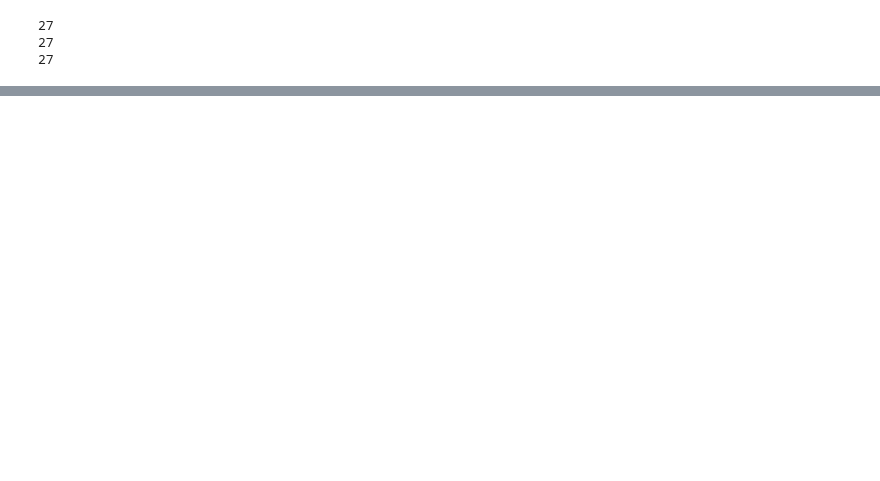
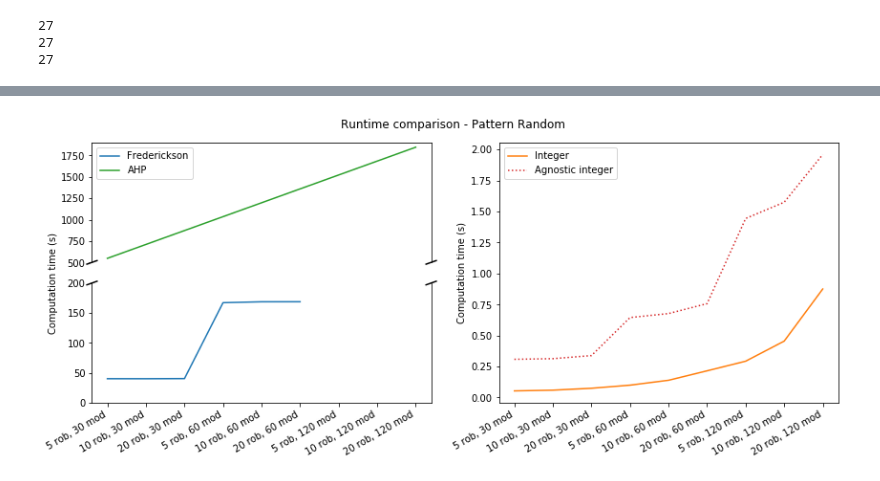
Before and after one commit to mirkosalaris/CoverageModularEnvironments, a Jupyter notebook: Notebooks/Comparison data analysis.ipynb, the cells around one changed output, grey strips where cells are left out. Cells and saved outputs as stored; diff of their text form; code cells hidden in the pictures; blank space fills up the shorter version.

```diff
--- a/Notebooks/Comparison data analysis.ipynb
+++ b/Notebooks/Comparison data analysis.ipynb
@@ -15,9 +18,9 @@ import matplotlib.pyplot as plt
 fred30_60_max_len_list = load_variables("fred_max_len_list.dump", AWS_FOLDER_COMPUTE)
 int_max_len_list = load_variables("int_max_len_list.dump", AWS_FOLDER_COMPUTE)
 
-
 fred30_60_time_list = load_variables("fred_time_list.dump", AWS_FOLDER_COMPUTE)
 int_time_list = load_variables("int_time_list.dump", AWS_FOLDER_COMPUTE)
+agnostic_int_time_list = load_variables("agnostic_int_time_list.dump", AWS_FOLDER_COMPUTE)
 
 fred30_60_smN = load_variables("fred_smN.dump", AWS_FOLDER_COMPUTE)
 int_smN = load_variables("int_smN.dump", AWS_FOLDER_COMPUTE)
@@ -141,0 +272,53 @@ plt.legend(("Frederickson", "Integer", "AHP"))
+# %%
+##### RUNTIME COMPARISON #####
+
+fig, (ax1, ax2) = plt.subplots(1,2, sharex=True)
+fig.suptitle("Runtime comparison - Pattern Random", y=0.95)
+
+# Configure x axes
+xs = np.arange(0, len(extr_random(smN)))
+plt.xticks(xs, compute_labels(extr_random(smN)))
+plt.setp(ax1.get_xticklabels(), rotation=30, horizontalalignment='right')
+plt.setp(ax2.get_xticklabels(), rotation=30, horizontalalignment='right')
+
+# Broken axees for plot of AHP and Fred because of scale issues
+divider = make_axes_locatable(ax1)
+ax1b = divider.new_vertical(size="100%", pad=0.3)
+fig.add_axes(ax1b)
+ax1.spines['top'].set_visible(False)               # hide top border of bottom plot
+ax1b.tick_params(bottom="off", labelbottom='off')  # hide labels and numbers on the x axis of top plot
+ax1b.spines['bottom'].set_visible(False)           # hide bottom border of top plot
+
+# From https://matplotlib.org/examples/pylab_examples/broken_axis.html
+d = .015  # how big to make the diagonal lines in axes coordinates
+
+# diagonal 'ticks' that create the 'broken axis' effect
+kwargs = dict(transform=ax1b.transAxes, color='k', clip_on=False)
+ax1b.plot((-d, +d), (-d, +d), **kwargs)        # top-left diagonal
+ax1b.plot((1 - d, 1 + d), (-d, +d), **kwargs)  # top-right diagonal
+kwargs.update(transform=ax1.transAxes)
+ax1.plot((-d, +d), (1 - d, 1 + d), **kwargs)  # bottom-left diagonal
+ax1.plot((1 - d, 1 + d), (1 - d, 1 + d), **kwargs)  # bottom-right diagonal
+
+# actually plotting
+fred_line = ax1.plot(xs, extr_random(fred_time_list))
+ahp_line = ax1b.plot(xs, extr_random(ahp_time_list), color="tab:green")
+ax1.set_ylim(0, 200)
+ax1b.set_ylim(500, 1900)
+
+ax1b.legend((fred_line[0], ahp_line[0]), ("Frederickson", "AHP"))
+
+ax1.set_ylabel("Computation time (s)")
+ax1.yaxis.set_label_coords(-0.1,1) # position the label
+
+
+# Integer and Agnostic integer plot
+int_line = ax2.plot(xs, extr_random(int_time_list), color="tab:orange")
+agnostic_int_line = ax2.plot(xs, extr_random(agnostic_int_time_list), ":", color="tab:red")
+ax2.legend(("Integer", "Agnostic integer"))
+
+ax2.set_ylabel("Computation time (s)")
+
+fig.set_size_inches(2*PLT_W, PLT_H)
+# %% [output]
+[figure, added]
```
Also changed, not shown: parts of 17 cells of this notebook.
